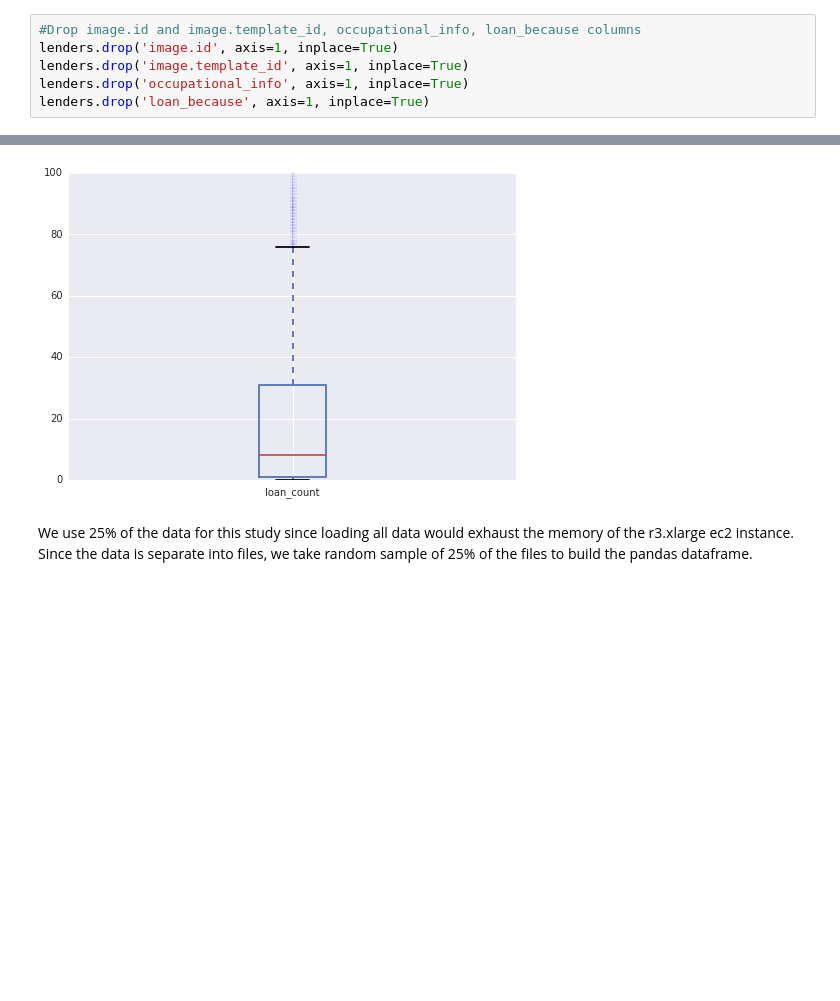
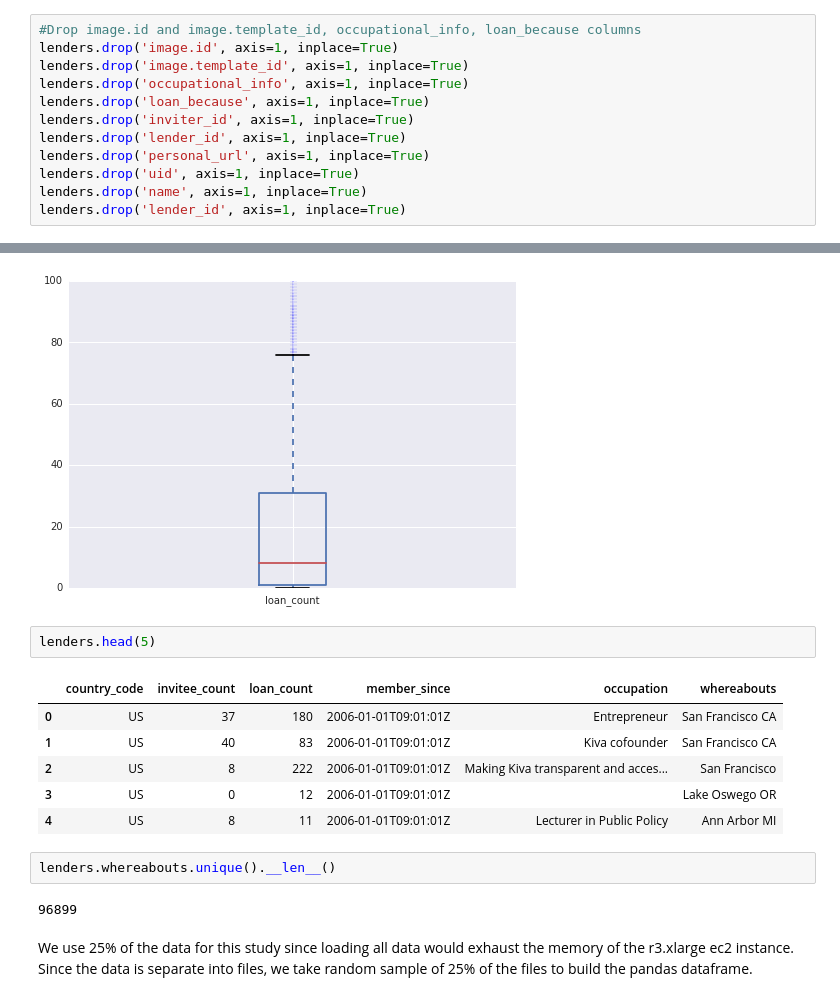
Before and after one commit to hslee16/GA_project, a Jupyter notebook: ga_project.ipynb, the cells around one changed output, grey strips where cells are left out. Drawn from its saved outputs; the diff is of its cells as text; blank space fills up the shorter version.

Commit message:
adding lender info

```diff
--- a/ga_project.ipynb
+++ b/ga_project.ipynb
@@ -48,3 +50,9 @@ lenders.drop('image.id', axis=1, inplace=True)
 lenders.drop('image.template_id', axis=1, inplace=True)
 lenders.drop('occupational_info', axis=1, inplace=True)
 lenders.drop('loan_because', axis=1, inplace=True)
+lenders.drop('inviter_id', axis=1, inplace=True)
+lenders.drop('lender_id', axis=1, inplace=True)
+lenders.drop('personal_url', axis=1, inplace=True)
+lenders.drop('uid', axis=1, inplace=True)
+lenders.drop('name', axis=1, inplace=True)
+lenders.drop('lender_id', axis=1, inplace=True)
@@ -53,6 +63,19 @@ lenders.loan_count.plot(kind='box', ylim=[0, 100])
 # %% [output]
 <matplotlib.axes._subplots.AxesSubplot at 0x...>
 [figure]
+# %%
+lenders.head(5)
+# %% [output]
+|  | country_code | invitee_count | loan_count | member_since | occupation | whereabouts |
+| 0 | US | 37 | 180 | 2006-01-01T09:01:01Z | Entrepreneur | San Francisco CA |
+| 1 | US | 40 | 83 | 2006-01-01T09:01:01Z | Kiva cofounder | San Francisco CA |
+| 2 | US | 8 | 222 | 2006-01-01T09:01:01Z | Making Kiva transparent and acces... | San Francisco |
+| 3 | US | 0 | 12 | 2006-01-01T09:01:01Z |  | Lake Oswego OR |
+| 4 | US | 8 | 11 | 2006-01-01T09:01:01Z | Lecturer in Public Policy | Ann Arbor MI |
+# %%
+lenders.whereabouts.unique().__len__()
+# %% [output]
+96899
 # %% [markdown]
 We use 25% of the data for this study since loading all data would exhaust the memory of the r3.xlarge ec2 instance.
 Since the data is separate into files, we take random sample of 25% of the files to build the pandas dataframe.
```
Also changed, not shown: parts of 8 cells of this notebook.
